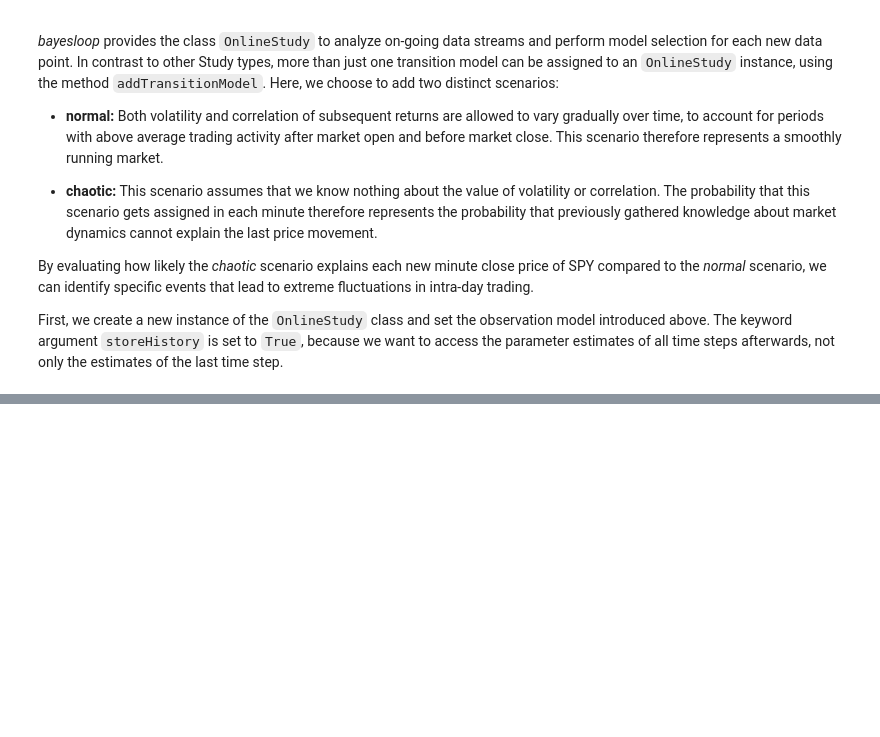
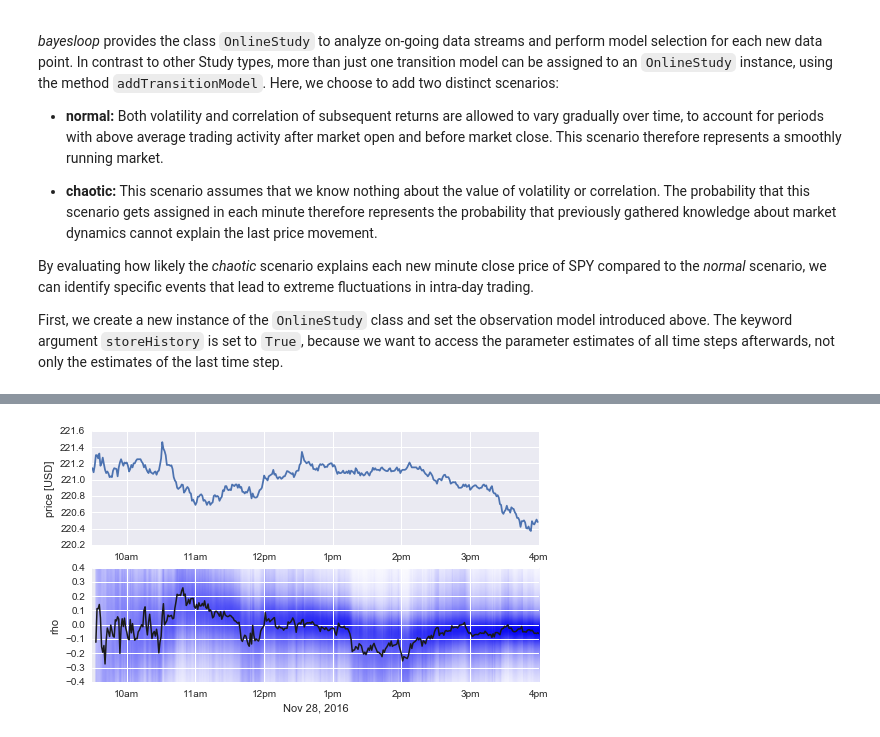
Before and after one commit to christophmark/bayesloop, a Jupyter notebook: docs/source/examples/stockmarketfluctuations.ipynb, the cells around one changed output, grey strips where cells are left out. Saved outputs shown, nothing was run; the diff lists cells and outputs as text; code cells hidden in the pictures; blank space fills up the shorter version.

```diff
--- a/docs/source/examples/stockmarketfluctuations.ipynb
+++ b/docs/source/examples/stockmarketfluctuations.ipynb
@@ -267,0 +238,23 @@ This example has shown that *bayesloop*'s `OnlineStudy` class can identify perio
+# %%
+plt.figure(figsize=(8, 4.5))
+
+# data plot
+plt.subplot(211)
+plt.plot(prices)
+
+plt.ylabel('price [USD]')
+plt.xticks([30, 90, 150, 210, 270, 330, 390],
+           ['10am', '11am', '12pm', '1pm', '2pm', '3pm', '4pm'])
+plt.xlim([0, 390])
+
+# parameter plot
+plt.subplot(212)
+S.plotParameterEvolution('rho', color='#0000FF')
+
+plt.xticks([28, 88, 148, 208, 268, 328, 388],
+           ['10am', '11am', '12pm', '1pm', '2pm', '3pm', '4pm'])
+plt.xlabel('Nov 28, 2016')
+plt.ylim([-0.4, 0.4])
+plt.xlim([-2, 388]);
+# %% [output]
+[figure, added]
```
Also changed, not shown: parts of 40 cells of this notebook.
